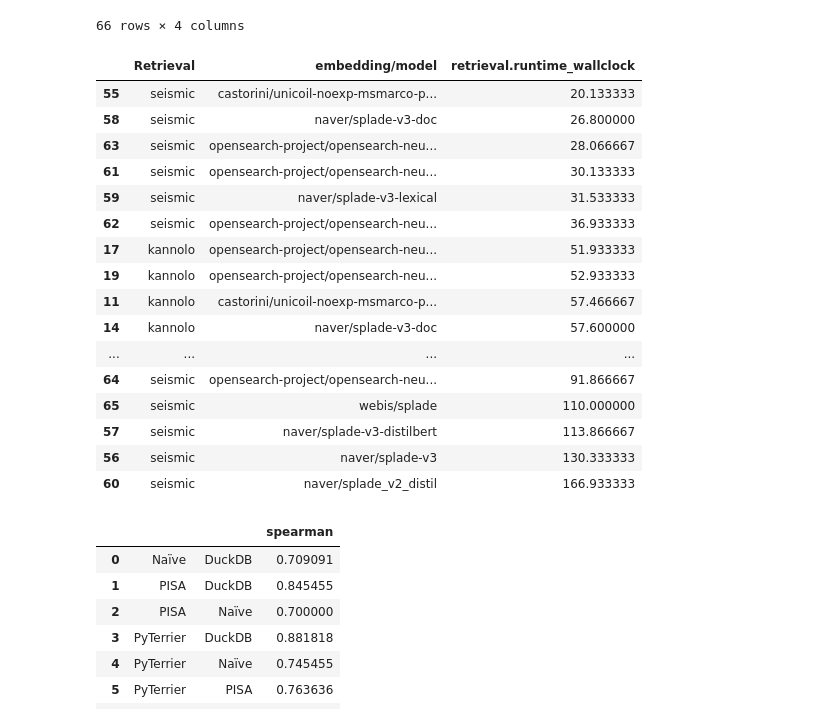
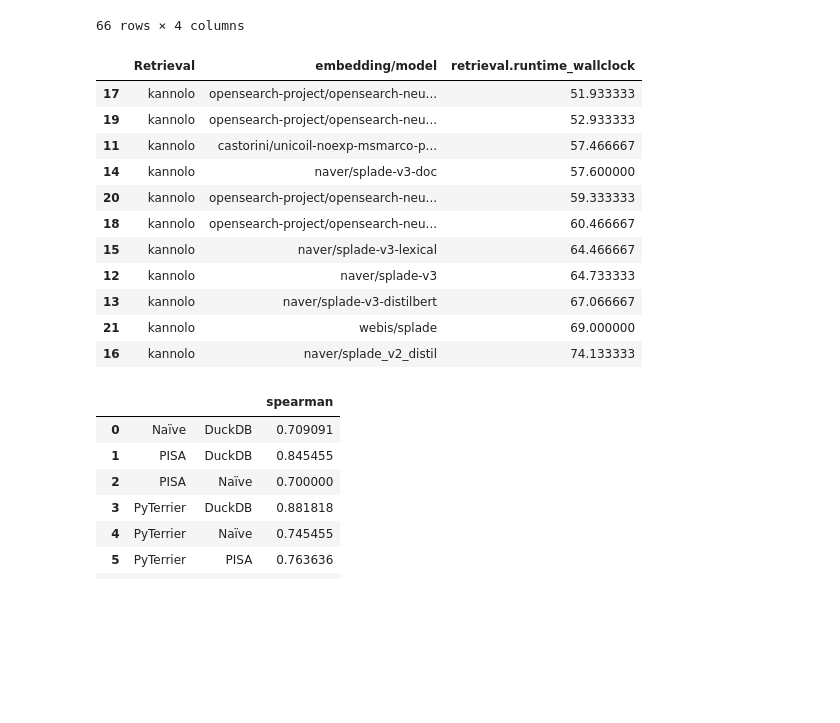
Before and after one commit to hscells/lsr-benchmark, a Jupyter notebook: step-04-evaluation/analysis-in-progress.ipynb, the cells around one changed output. Drawn from its saved outputs; the diff is of its cells as text; code cells hidden in the pictures; blank space fills up the shorter version.

```diff
--- a/step-04-evaluation/analysis-in-progress.ipynb
+++ b/step-04-evaluation/analysis-in-progress.ipynb
@@ -366,27 +420,22 @@ df[['Retrieval', 'embedding/model', "index.runtime_wallclock", "retrieval.runtim
 # %%
 tmp = df[['Retrieval', 'embedding/model', "retrieval.runtime_wallclock"]].groupby(["Retrieval", 'embedding/model']).agg({"retrieval.runtime_wallclock": "mean"}).reset_index()
 
-tmp = tmp[tmp["Retrieval"].isin(("seismic", "kannolo"))]
+tmp = tmp[tmp["Retrieval"] == "kannolo"]
 
 tmp.sort_values("retrieval.runtime_wallclock")
 # %% [output]
 |  | Retrieval | embedding/model | retrieval.runtime_wallclock |
-| 55 | seismic | castorini/unicoil-noexp-msmarco-p... | 20.133333 |
-| 58 | seismic | naver/splade-v3-doc | 26.800000 |
-| 63 | seismic | opensearch-project/opensearch-neu... | 28.066667 |
-| 61 | seismic | opensearch-project/opensearch-neu... | 30.133333 |
-| 59 | seismic | naver/splade-v3-lexical | 31.533333 |
-| 62 | seismic | opensearch-project/opensearch-neu... | 36.933333 |
 | 17 | kannolo | opensearch-project/opensearch-neu... | 51.933333 |
 | 19 | kannolo | opensearch-project/opensearch-neu... | 52.933333 |
 | 11 | kannolo | castorini/unicoil-noexp-msmarco-p... | 57.466667 |
 | 14 | kannolo | naver/splade-v3-doc | 57.600000 |
-| ... | ... | ... | ... |
-| 64 | seismic | opensearch-project/opensearch-neu... | 91.866667 |
-| 65 | seismic | webis/splade | 110.000000 |
-| 57 | seismic | naver/splade-v3-distilbert | 113.866667 |
-| 56 | seismic | naver/splade-v3 | 130.333333 |
-| 60 | seismic | naver/splade_v2_distil | 166.933333 |
+| 20 | kannolo | opensearch-project/opensearch-neu... | 59.333333 |
+| 18 | kannolo | opensearch-project/opensearch-neu... | 60.466667 |
+| 15 | kannolo | naver/splade-v3-lexical | 64.466667 |
+| 12 | kannolo | naver/splade-v3 | 64.733333 |
+| 13 | kannolo | naver/splade-v3-distilbert | 67.066667 |
+| 21 | kannolo | webis/splade | 69.000000 |
+| 16 | kannolo | naver/splade_v2_distil | 74.133333 |
 # %%
 def correlation(model_a, model_b, method):
 
```
Also changed, not shown: parts of 13 cells of this notebook, 2 other files.
